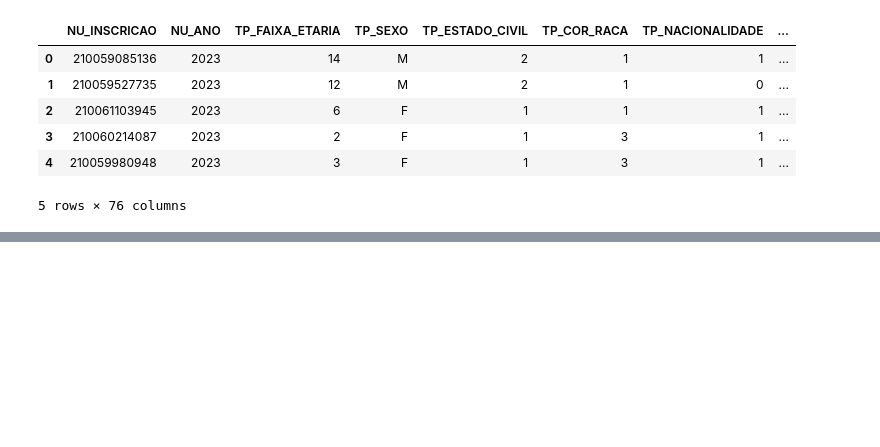
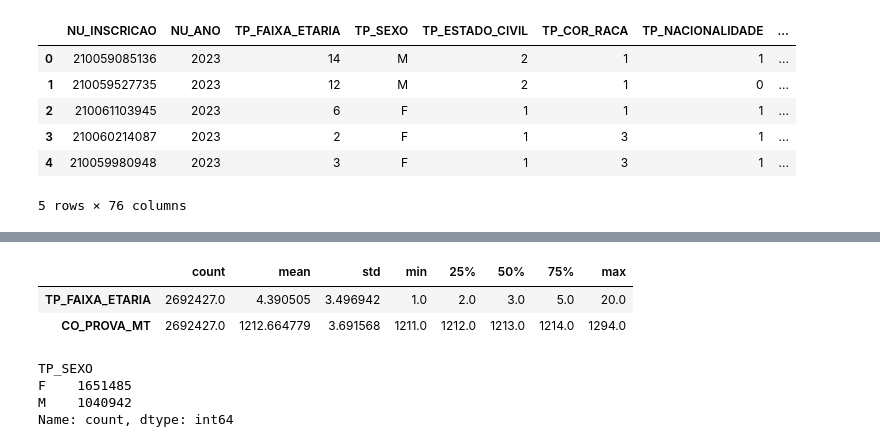
Before and after one commit to andresilveira1980/primeira-entrega, a Jupyter notebook: primeira-extracao.ipynb, the cells around one changed output, grey strips where cells are left out. Drawn from its saved outputs; the diff is of its cells as text; code cells hidden in the pictures; blank space fills up the shorter version.

```diff
--- a/primeira-extracao.ipynb
+++ b/primeira-extracao.ipynb
@@ -79,0 +239,13 @@ df.head(5)
+# %%
+df_matematica_limpa.describe().transpose()
+# %% [output]
+|  | count | mean | std | min | 25% | 50% | 75% | max |
+| TP_FAIXA_ETARIA | 2692427.0 | 4.390505 | 3.496942 | 1.0 | 2.0 | 3.0 | 5.0 | 20.0 |
+| CO_PROVA_MT | 2692427.0 | 1212.664779 | 3.691568 | 1211.0 | 1212.0 | 1213.0 | 1214.0 | 1294.0 |
+# %%
+df_matematica_limpa.TP_SEXO.value_counts()
+# %% [output]
+TP_SEXO
+F    1651485
+M    1040942
+Name: count, dtype: int64
```
Also changed, not shown: parts of 14 cells of this notebook.
